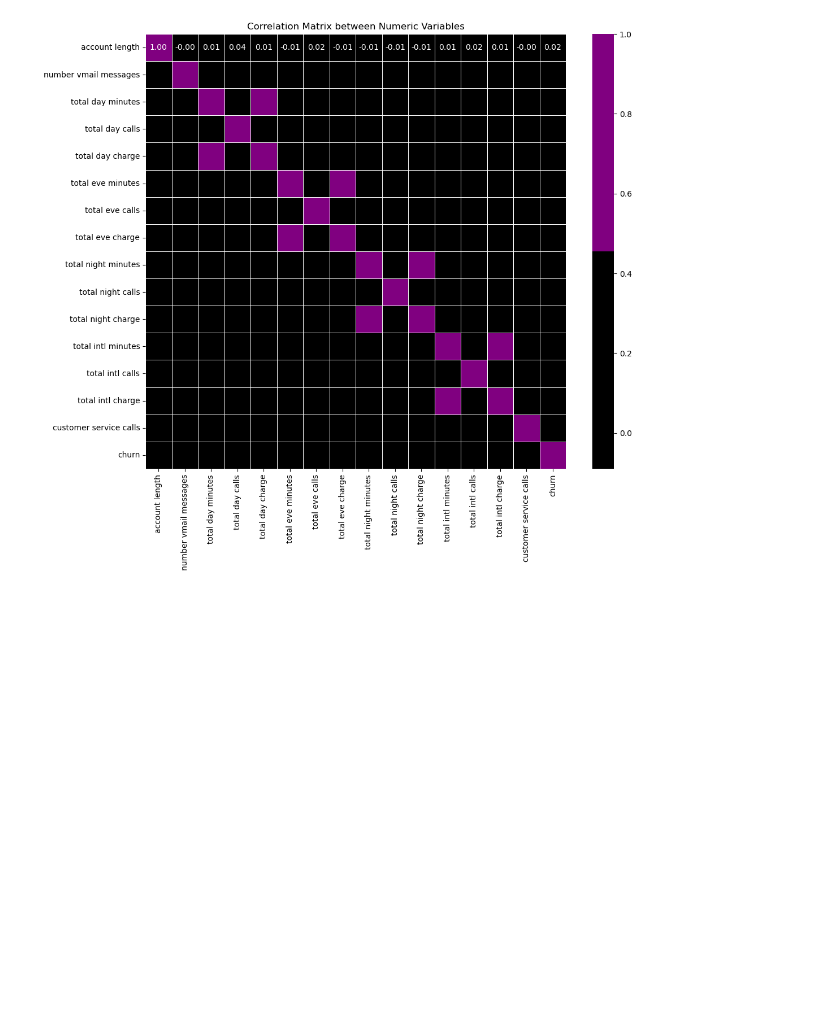
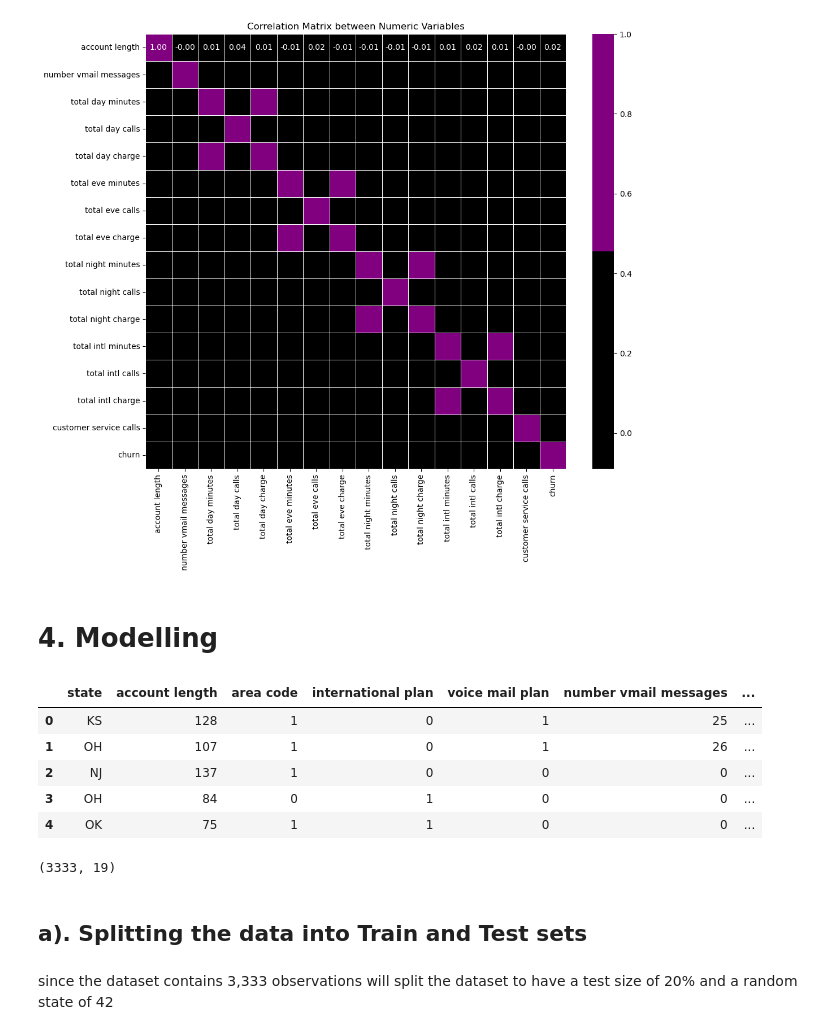
Before and after one commit to KMalinga/churn, a Jupyter notebook: student.ipynb, the cells around one changed output. Drawn from its saved outputs; the diff is of its cells as text; code cells hidden in the pictures; blank space fills up the shorter version.

Commit message:
Train and Test sets

```diff
--- a/student.ipynb
+++ b/student.ipynb
@@ -483,3 +483,16 @@ plt.title('Correlation Matrix between Numeric Variables')
 plt.show()
 # %% [output]
 [figure]
+# %% [markdown]
+# 4. Modelling
+# %%
+#dropping these columns
+frenzy_data = data
+frenzy_data.head()
+# %% [output]
+|  | state | account length | area code | international plan | voice mail plan | number vmail messages | ... |
+| 0 | KS | 128 | 1 | 0 | 1 | 25 | ... |
+| 1 | OH | 107 | 1 | 0 | 1 | 26 | ... |
+| 2 | NJ | 137 | 1 | 0 | 0 | 0 | ... |
+| 3 | OH | 84 | 0 | 1 | 0 | 0 | ... |
+| 4 | OK | 75 | 1 | 1 | 0 | 0 | ... |
@@ -485,0 +502,8 @@ plt.show()
+# %%
+frenzy_data.shape
+# %% [output]
+(3333, 19)
+# %% [markdown]
+## a). Splitting the data into Train and Test sets
+# %% [markdown]
+since the dataset contains 3,333 observations will split the dataset to have a test size of 20% and a random state of 42
```
Also changed, not shown: parts of 3 cells of this notebook.
